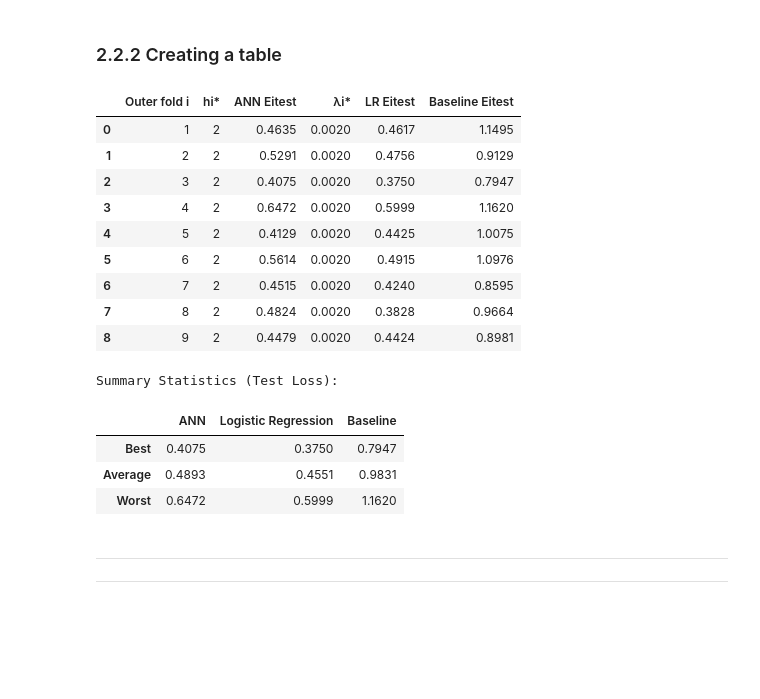
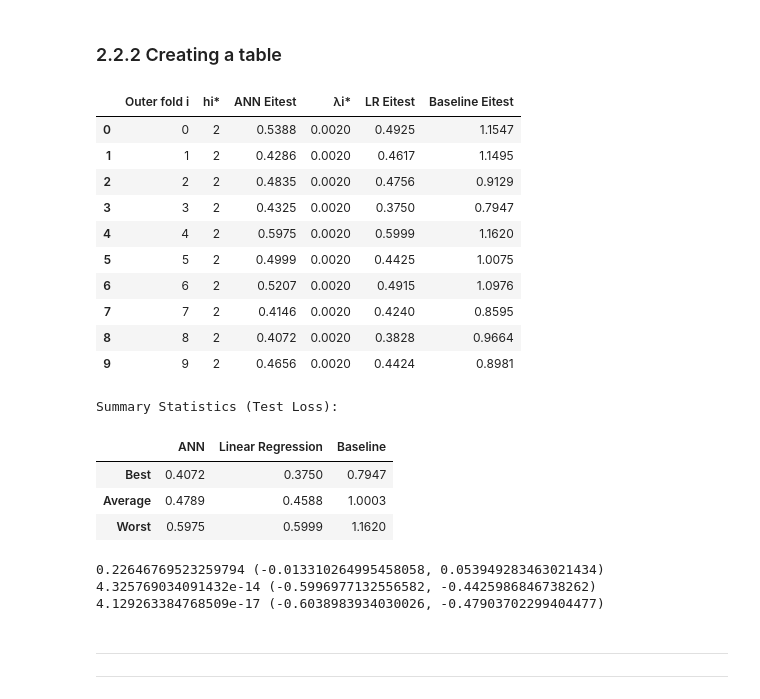
Before and after one commit to AlessandroLongo23/IMLDM_Classification_and_regression, a Jupyter notebook: 2.P. Project 2.ipynb, the cells around one changed output. Saved outputs shown, nothing was run; the diff lists cells and outputs as text; code cells hidden in the pictures; blank space fills up the shorter version.

Commit message:
Added statistical evaluation on regression models

```diff
--- a/2.P. Project 2.ipynb
+++ b/2.P. Project 2.ipynb
@@ -401,12 +401,12 @@ import pandas as pd
 from IPython.display import display, HTML
 
 data = pd.DataFrame({
-    'Outer fold i': list(range(1, 10)),
-    'h<sub>i</sub><sup>*</sup>': [ann_outer_mse_scores[i]["hidden"] for i in range(1, 10)],
-    'ANN E<sub>i</sub><sup>test</sup>': [ann_outer_mse_scores[i]["mse"] for i in range(1, 10)],
-    'λ<sub>i</sub><sup>*</sup>': [lr_outer_mse_scores[i]["lambda"] for i in range(1, 10)],
-    'LR E<sub>i</sub><sup>test</sup>': [lr_outer_mse_scores[i]["mse"] for i in range(1, 10)],
-    'Baseline E<sub>i</sub><sup>test</sup>': [baseline_mse_scores[i]["mse"] for i in range(1, 10)]
+    'Outer fold i': list(range(0, 10)),
+    'h<sub>i</sub><sup>*</sup>': [ann_outer_mse_scores[i]["hidden"] for i in range(0, 10)],
+    'ANN E<sub>i</sub><sup>test</sup>': [ann_outer_mse_scores[i]["mse"] for i in range(0, 10)],
+    'λ<sub>i</sub><sup>*</sup>': [lr_outer_mse_scores[i]["lambda"] for i in range(0, 10)],
+    'LR E<sub>i</sub><sup>test</sup>': [lr_outer_mse_scores[i]["mse"] for i in range(0, 10)],
+    'Baseline E<sub>i</sub><sup>test</sup>': [baseline_mse_scores[i]["mse"] for i in range(0, 10)]
 })
 
 pd.set_option('display.float_format', lambda x: '{:.4f}'.format(x))
@@ -421,45 +421,46 @@ style = """
 """
 
 display(HTML(style + data.to_html(escape=False)))
 
 summary_data = {
     'ANN': [
         data['ANN E<sub>i</sub><sup>test</sup>'].min(),
         data['ANN E<sub>i</sub><sup>test</sup>'].mean(),
         data['ANN E<sub>i</sub><sup>test</sup>'].max()
     ],
-    'Logistic Regression': [
+    'Linear Regression': [
         data['LR E<sub>i</sub><sup>test</sup>'].min(),
         data['LR E<sub>i</sub><sup>test</sup>'].mean(),
         data['LR E<sub>i</sub><sup>test</sup>'].max()
     ],
     'Baseline': [
         data['Baseline E<sub>i</sub><sup>test</sup>'].min(),
         data['Baseline E<sub>i</sub><sup>test</sup>'].mean(),
         data['Baseline E<sub>i</sub><sup>test</sup>'].max()
     ]
 }
 
 summary_df = pd.DataFrame(
     summary_data,
     index=['Best', 'Average', 'Worst']
 )
 
 print("\nSummary Statistics (Test Loss):")
 display(HTML(style + summary_df.round(4).to_html()))
 # %% [output]
 |  | Outer fold i | hi* | ANN Eitest | λi* | LR Eitest | Baseline Eitest |
-| 0 | 1 | 2 | 0.4635 | 0.0020 | 0.4617 | 1.1495 |
-| 1 | 2 | 2 | 0.5291 | 0.0020 | 0.4756 | 0.9129 |
-| 2 | 3 | 2 | 0.4075 | 0.0020 | 0.3750 | 0.7947 |
-| 3 | 4 | 2 | 0.6472 | 0.0020 | 0.5999 | 1.1620 |
-| 4 | 5 | 2 | 0.4129 | 0.0020 | 0.4425 | 1.0075 |
-| 5 | 6 | 2 | 0.5614 | 0.0020 | 0.4915 | 1.0976 |
-| 6 | 7 | 2 | 0.4515 | 0.0020 | 0.4240 | 0.8595 |
-| 7 | 8 | 2 | 0.4824 | 0.0020 | 0.3828 | 0.9664 |
-| 8 | 9 | 2 | 0.4479 | 0.0020 | 0.4424 | 0.8981 |
+| 0 | 0 | 2 | 0.5388 | 0.0020 | 0.4925 | 1.1547 |
+| 1 | 1 | 2 | 0.4286 | 0.0020 | 0.4617 | 1.1495 |
+| 2 | 2 | 2 | 0.4835 | 0.0020 | 0.4756 | 0.9129 |
+| 3 | 3 | 2 | 0.4325 | 0.0020 | 0.3750 | 0.7947 |
+| 4 | 4 | 2 | 0.5975 | 0.0020 | 0.5999 | 1.1620 |
+| 5 | 5 | 2 | 0.4999 | 0.0020 | 0.4425 | 1.0075 |
+| 6 | 6 | 2 | 0.5207 | 0.0020 | 0.4915 | 1.0976 |
+| 7 | 7 | 2 | 0.4146 | 0.0020 | 0.4240 | 0.8595 |
+| 8 | 8 | 2 | 0.4072 | 0.0020 | 0.3828 | 0.9664 |
+| 9 | 9 | 2 | 0.4656 | 0.0020 | 0.4424 | 0.8981 |
 Summary Statistics (Test Loss):
-|  | ANN | Logistic Regression | Baseline |
-| Best | 0.4075 | 0.3750 | 0.7947 |
-| Average | 0.4893 | 0.4551 | 0.9831 |
-| Worst | 0.6472 | 0.5999 | 1.1620 |
+|  | ANN | Linear Regression | Baseline |
+| Best | 0.4072 | 0.3750 | 0.7947 |
+| Average | 0.4789 | 0.4588 | 1.0003 |
+| Worst | 0.5975 | 0.5999 | 1.1620 |
@@ -466,3 +519,22 @@ Summary Statistics (Test Loss):
+# %%
+from dtuimldmtools import *
+from dtuimldmtools.statistics.statistics import correlated_ttest
+
+# Initialize parameters and run test appropriate for setup II
+alpha = 0.05
+rho = 1/10
+p_ann_lr, CI_ann_lr = correlated_ttest(ann_vs_lr, rho, alpha=alpha)
+p_ann_baseline, CI_ann_baseline = correlated_ttest(ann_vs_baseline, rho, alpha=alpha)
+p_lr_baseline, CI_lr_baseline = correlated_ttest(lr_vs_baseline, rho, alpha=alpha)
+
+
+print(p_ann_lr, CI_ann_lr)
+print(p_ann_baseline, CI_ann_baseline)
+print(p_lr_baseline, CI_lr_baseline)
+# %% [output]
+0.22646769523259794 (-0.013310264995458058, 0.053949283463021434)
+4.325769034091432e-14 (-0.5996977132556582, -0.4425986846738262)
+4.129263384768509e-17 (-0.6038983934030026, -0.47903702299404477)
 # %% [markdown]
 - - -
 - - -
```
Also changed, not shown: parts of 9 cells of this notebook.
